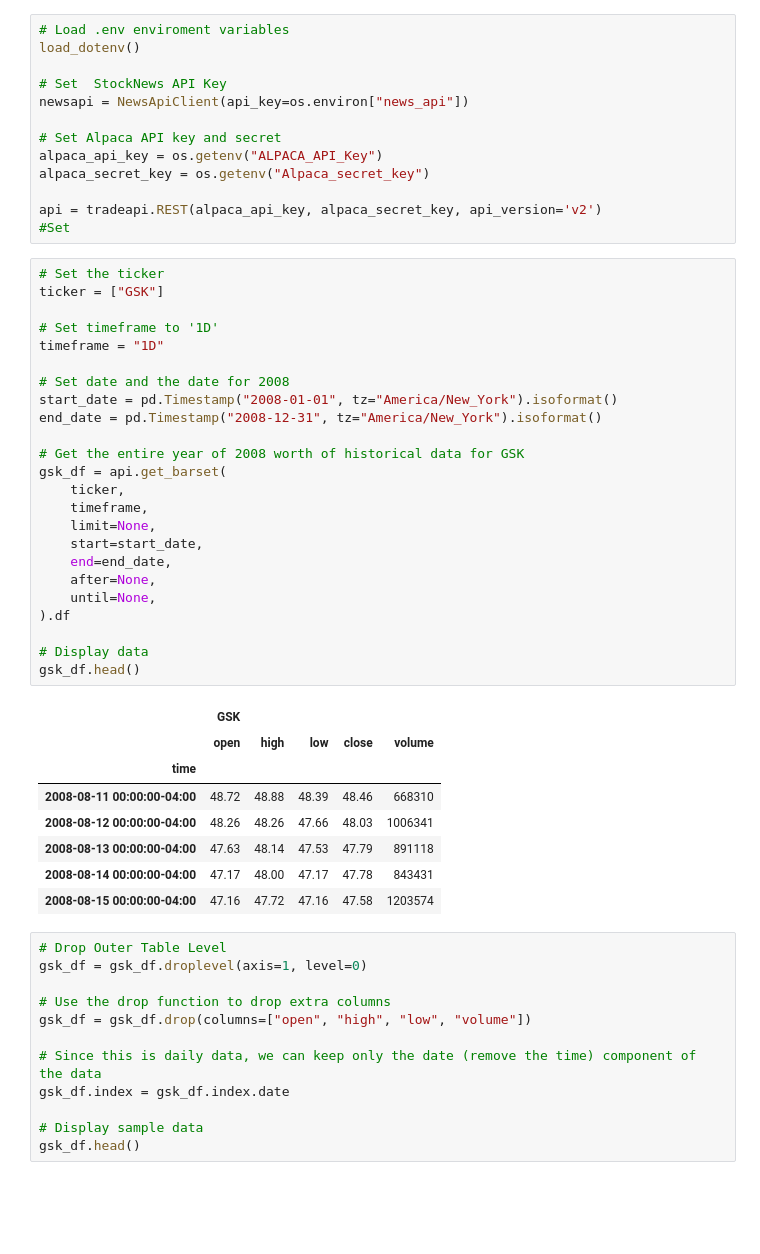
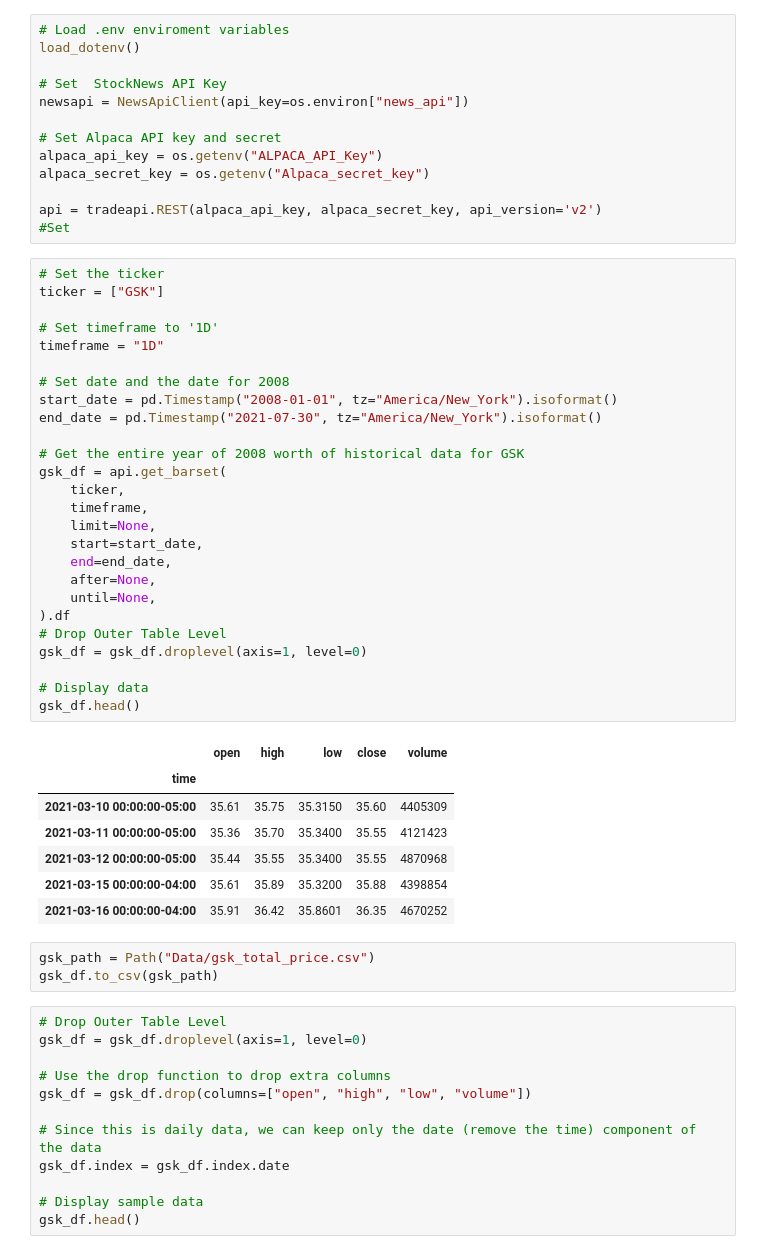
Before and after one commit to whitneydt/Algo_Project, a Jupyter notebook: Pharma.ipynb, the cells around one changed output. Cells and saved outputs as stored; diff of their text form; blank space fills up the shorter version.

```diff
--- a/Pharma.ipynb
+++ b/Pharma.ipynb
@@ -26,36 +26,40 @@ api = tradeapi.REST(alpaca_api_key, alpaca_secret_key, api_version='v2')
 # %%
 # Set the ticker
 ticker = ["GSK"]
 
 # Set timeframe to '1D'
 timeframe = "1D"
 
 # Set date and the date for 2008
 start_date = pd.Timestamp("2008-01-01", tz="America/New_York").isoformat()
-end_date = pd.Timestamp("2008-12-31", tz="America/New_York").isoformat()
+end_date = pd.Timestamp("2021-07-30", tz="America/New_York").isoformat()
 
 # Get the entire year of 2008 worth of historical data for GSK
 gsk_df = api.get_barset(
     ticker,
     timeframe,
     limit=None,
     start=start_date,
     end=end_date,
     after=None,
     until=None,
 ).df
+# Drop Outer Table Level
+gsk_df = gsk_df.droplevel(axis=1, level=0)
 
 # Display data
 gsk_df.head()
 # %% [output]
-|  | GSK |  |  |  |  |
 |  | open | high | low | close | volume |
 | time |  |  |  |  |  |
-| 2008-08-11 00:00:00-04:00 | 48.72 | 48.88 | 48.39 | 48.46 | 668310 |
-| 2008-08-12 00:00:00-04:00 | 48.26 | 48.26 | 47.66 | 48.03 | 1006341 |
-| 2008-08-13 00:00:00-04:00 | 47.63 | 48.14 | 47.53 | 47.79 | 891118 |
-| 2008-08-14 00:00:00-04:00 | 47.17 | 48.00 | 47.17 | 47.78 | 843431 |
-| 2008-08-15 00:00:00-04:00 | 47.16 | 47.72 | 47.16 | 47.58 | 1203574 |
+| 2021-03-10 00:00:00-05:00 | 35.61 | 35.75 | 35.3150 | 35.60 | 4405309 |
+| 2021-03-11 00:00:00-05:00 | 35.36 | 35.70 | 35.3400 | 35.55 | 4121423 |
+| 2021-03-12 00:00:00-05:00 | 35.44 | 35.55 | 35.3400 | 35.55 | 4870968 |
+| 2021-03-15 00:00:00-04:00 | 35.61 | 35.89 | 35.3200 | 35.88 | 4398854 |
+| 2021-03-16 00:00:00-04:00 | 35.91 | 36.42 | 35.8601 | 36.35 | 4670252 |
+# %%
+gsk_path = Path("Data/gsk_total_price.csv")
+gsk_df.to_csv(gsk_path)
 # %%
 # Drop Outer Table Level
 gsk_df = gsk_df.droplevel(axis=1, level=0)
```
Also changed, not shown: 5 other files.
